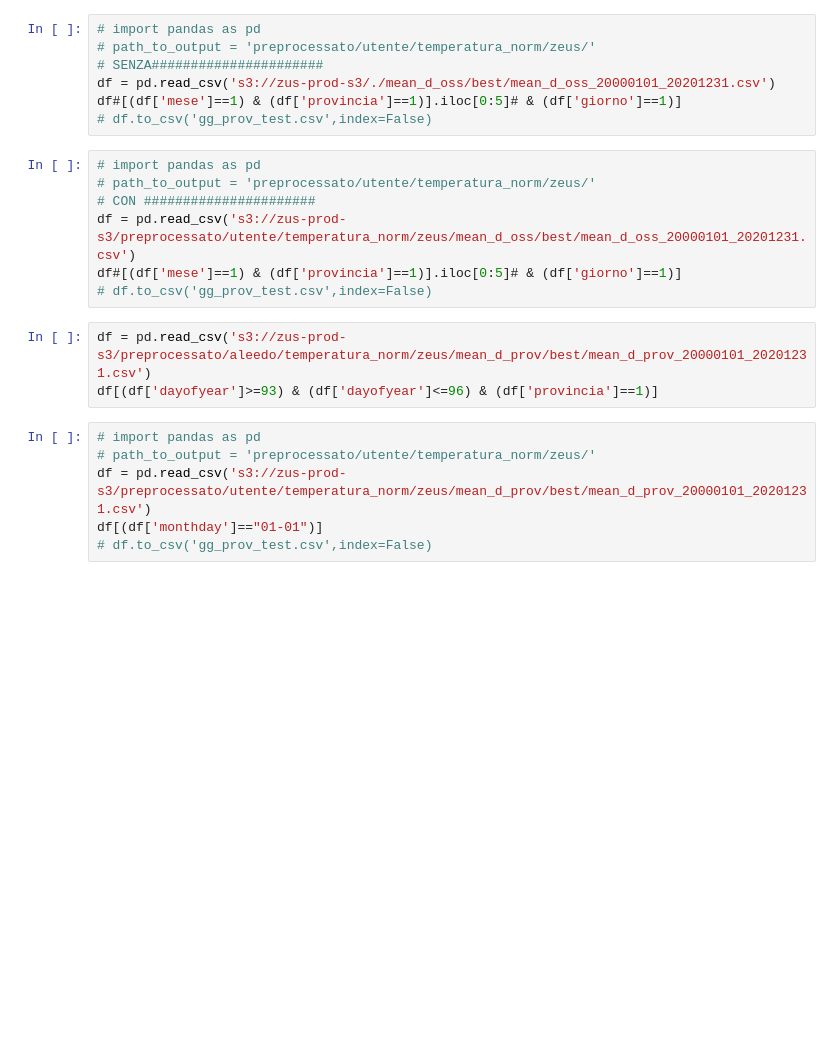
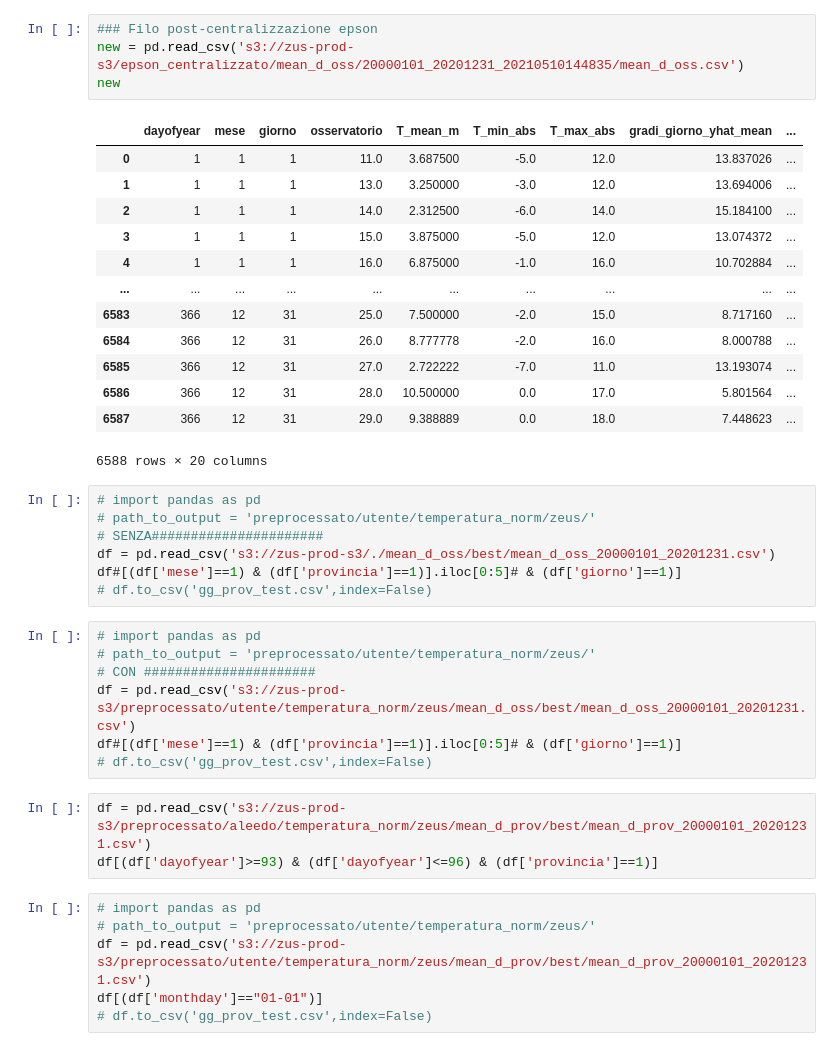
Before and after one commit to EdoardoRobaItauros/provaAWS, a Jupyter notebook: main_gg.ipynb, the cells around one changed output. Cells and saved outputs as stored; diff of their text form; blank space fills up the shorter version.

```diff
--- a/main_gg.ipynb
+++ b/main_gg.ipynb
@@ -543,3 +594,21 @@ my_bucket = 'zus-prod-s3'
+# %%
+### Filo post-centralizzazione epson
+new = pd.read_csv('s3://zus-prod-s3/epson_centralizzato/mean_d_oss/20000101_20201231_20210510144835/mean_d_oss.csv')
+new
+# %% [output]
+|  | dayofyear | mese | giorno | osservatorio | T_mean_m | T_min_abs | T_max_abs | gradi_giorno_yhat_mean | ... |
+| 0 | 1 | 1 | 1 | 11.0 | 3.687500 | -5.0 | 12.0 | 13.837026 | ... |
+| 1 | 1 | 1 | 1 | 13.0 | 3.250000 | -3.0 | 12.0 | 13.694006 | ... |
+| 2 | 1 | 1 | 1 | 14.0 | 2.312500 | -6.0 | 14.0 | 15.184100 | ... |
+| 3 | 1 | 1 | 1 | 15.0 | 3.875000 | -5.0 | 12.0 | 13.074372 | ... |
+| 4 | 1 | 1 | 1 | 16.0 | 6.875000 | -1.0 | 16.0 | 10.702884 | ... |
+| ... | ... | ... | ... | ... | ... | ... | ... | ... | ... |
+| 6583 | 366 | 12 | 31 | 25.0 | 7.500000 | -2.0 | 15.0 | 8.717160 | ... |
+| 6584 | 366 | 12 | 31 | 26.0 | 8.777778 | -2.0 | 16.0 | 8.000788 | ... |
+| 6585 | 366 | 12 | 31 | 27.0 | 2.722222 | -7.0 | 11.0 | 13.193074 | ... |
+| 6586 | 366 | 12 | 31 | 28.0 | 10.500000 | 0.0 | 17.0 | 5.801564 | ... |
+| 6587 | 366 | 12 | 31 | 29.0 | 9.388889 | 0.0 | 18.0 | 7.448623 | ... |
+6588 rows × 20 columns
 # %%
 # import pandas as pd
 # path_to_output = 'preprocessato/utente/temperatura_norm/zeus/'
```
Also changed, not shown: parts of 8 cells of this notebook, 2 other files.
